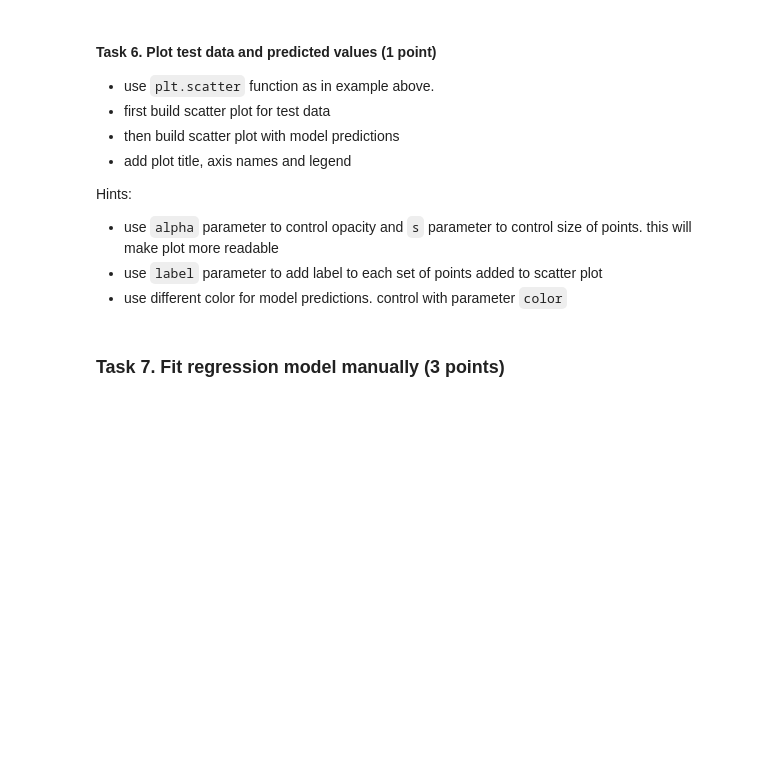
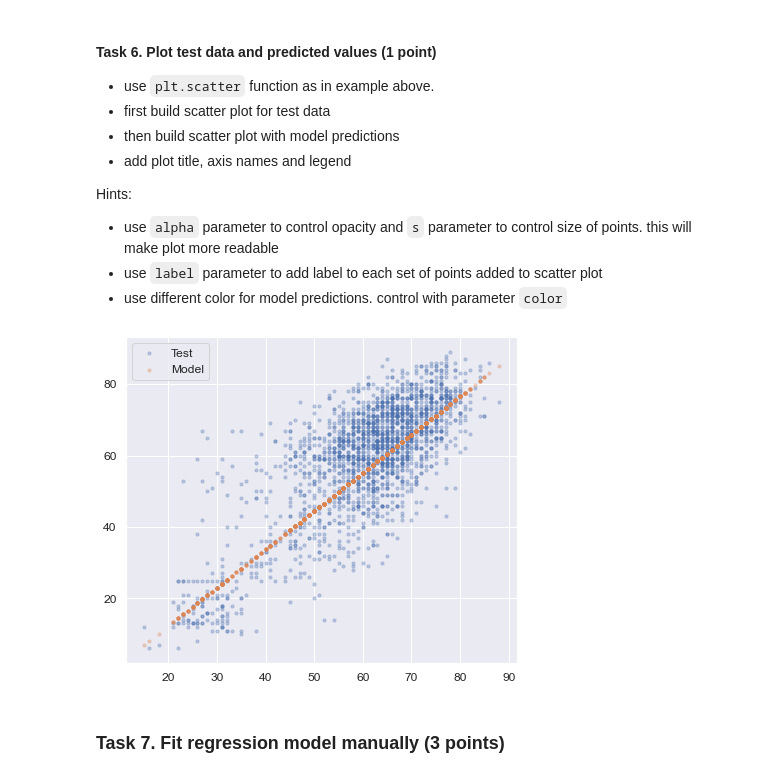
Before and after one commit to Feosen/ml-intro-2022-3, a Jupyter notebook: notebooks/linear_regression.ipynb, the cells around one changed output. Saved outputs shown, nothing was run; the diff lists cells and outputs as text; code cells hidden in the pictures; blank space fills up the shorter version.

```diff
--- a/notebooks/linear_regression.ipynb
+++ b/notebooks/linear_regression.ipynb
@@ -502,10 +638,12 @@ Hints:
 * use `label` parameter to add label to each set of points added to scatter plot
 * use different color for model predictions. control with parameter `color`
 # %%
-# # your code here
-# plt.scatter(...)
-# plt.scatter(...)
-# plt.legend(...);  # adds legend to a plot
+# your code here
+plt.scatter(x=x_test, y=y_test, alpha=0.3, s=10, label='Test')
+plt.scatter(x=x_test, y=model_preds, alpha=0.3, s=10, label='Model')
+plt.legend();  # adds legend to a plot
+# %% [output]
+[figure, added]
 # %% [markdown]
 ### Task 7.  Fit regression model manually (3 points)
 # %% [markdown]
```
Also changed, not shown: parts of 41 cells of this notebook.
